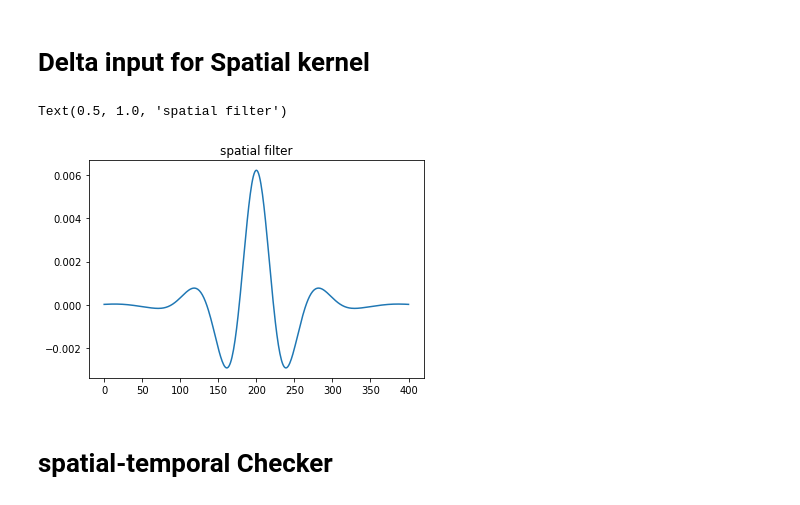
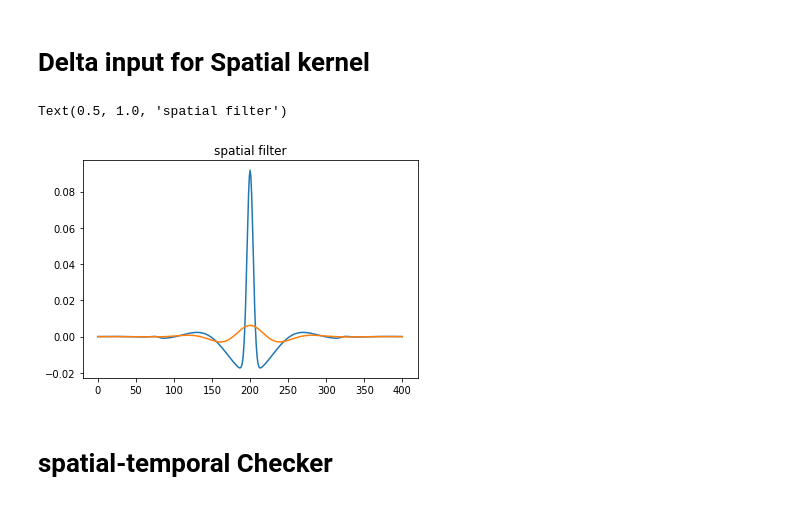
Before and after one commit to llincooi/retina_python, a Jupyter notebook: MB_FB_model/Show_spatial_filter (2D crosscorrelation)-RF.ipynb, the cells around one changed output. Cells and saved outputs as stored; diff of their text form; code cells hidden in the pictures.

```diff
--- a/MB_FB_model/Show_spatial_filter (2D crosscorrelation)-RF.ipynb
+++ b/MB_FB_model/Show_spatial_filter (2D crosscorrelation)-RF.ipynb
@@ -262,12 +262,12 @@ Delta_input[:, int(xlen/dx/2)] = 2
 Delta_output_w, zts, Delta_output_y, _, _, _ = FB_FF_1l_1D(Delta_input, FBFF_sigma_dict, FBFF_para_dict, dx, dt)
 Delta_output =Delta_output_w
 # %%
-# plt.plot(Delta_output_y[-1,int(xlen/dx/2)-int(xlen/dx/10):int(xlen/dx/2)+int(xlen/dx/10)+1])
+plt.plot(Delta_output_y[-1,int(xlen/dx/2)-int(xlen/dx/10):int(xlen/dx/2)+int(xlen/dx/10)+1])
 plt.plot(Delta_output_w[-1,int(xlen/dx/2)-int(xlen/dx/10):int(xlen/dx/2)+int(xlen/dx/10)+1])
 plt.title('spatial filter')
 # %% [output]
 Text(0.5, 1.0, 'spatial filter')
-[figure, old version]
+[figure, new version]
 # %% [markdown]
 # spatial-temporal Checker
 # %%
```
Also changed, not shown: parts of 14 cells of this notebook, 1 other file.
